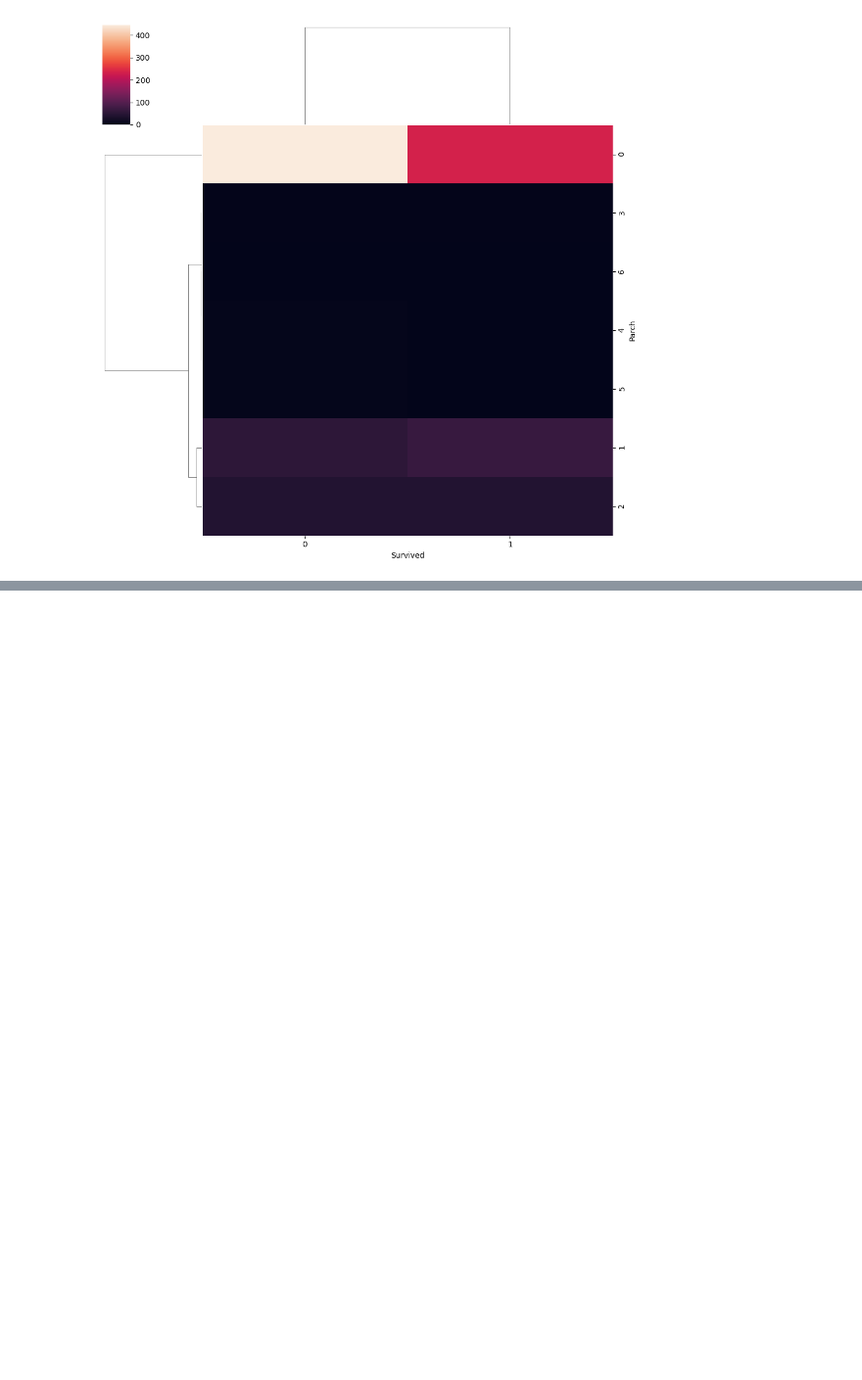
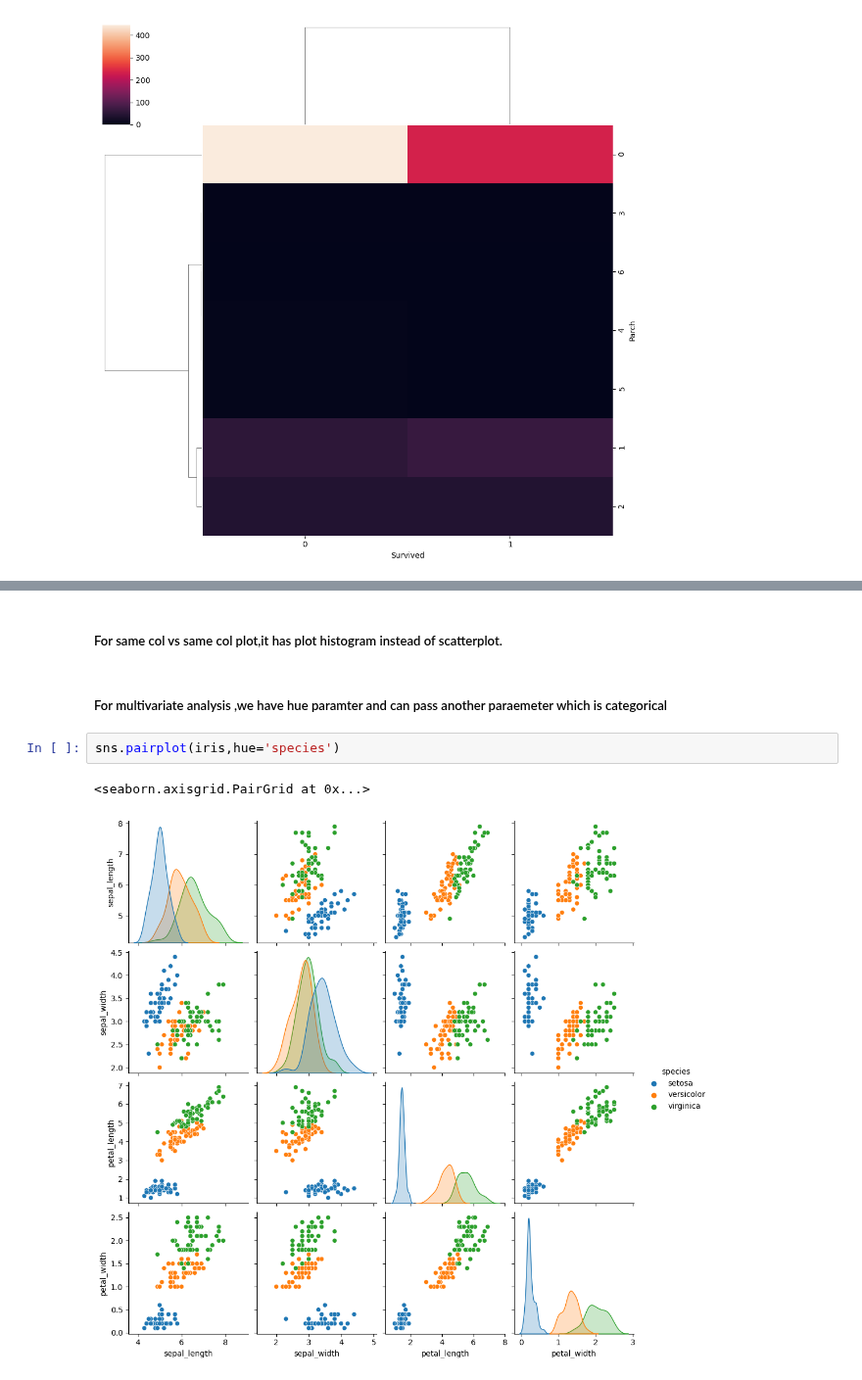
Before and after one commit to Shreyasb1015/Machine-Learning, a Jupyter notebook: eda-using-bivariate-and -multivariateAnalaysis/eda-using-bivariateAndmultivairateAnalysis.ipynb, the cells around one changed output, grey strips where cells are left out. Shown at 98% size. Cells and saved outputs as stored; diff of their text form; blank space fills up the shorter version.

Commit message:
eda using bivariate and multivariate analysis

```diff
--- a/eda-using-bivariate-and -multivariateAnalaysis/eda-using-bivariateAndmultivairateAnalysis.ipynb
+++ b/eda-using-bivariate-and -multivariateAnalaysis/eda-using-bivariateAndmultivairateAnalysis.ipynb
@@ -193,0 +203,9 @@ sns.clustermap(pd.crosstab(titanic['Parch'],titanic['Survived']))
+# %% [markdown]
+##### For same col vs same col plot,it has plot histogram instead of scatterplot.
+# %% [markdown]
+##### For multivariate analysis ,we have hue paramter and can pass another paraemeter which is categorical
+# %%
+sns.pairplot(iris,hue='species')
+# %% [output]
+<seaborn.axisgrid.PairGrid at 0x...>
+[figure, added]
```
Also changed, not shown: parts of 13 cells of this notebook.
